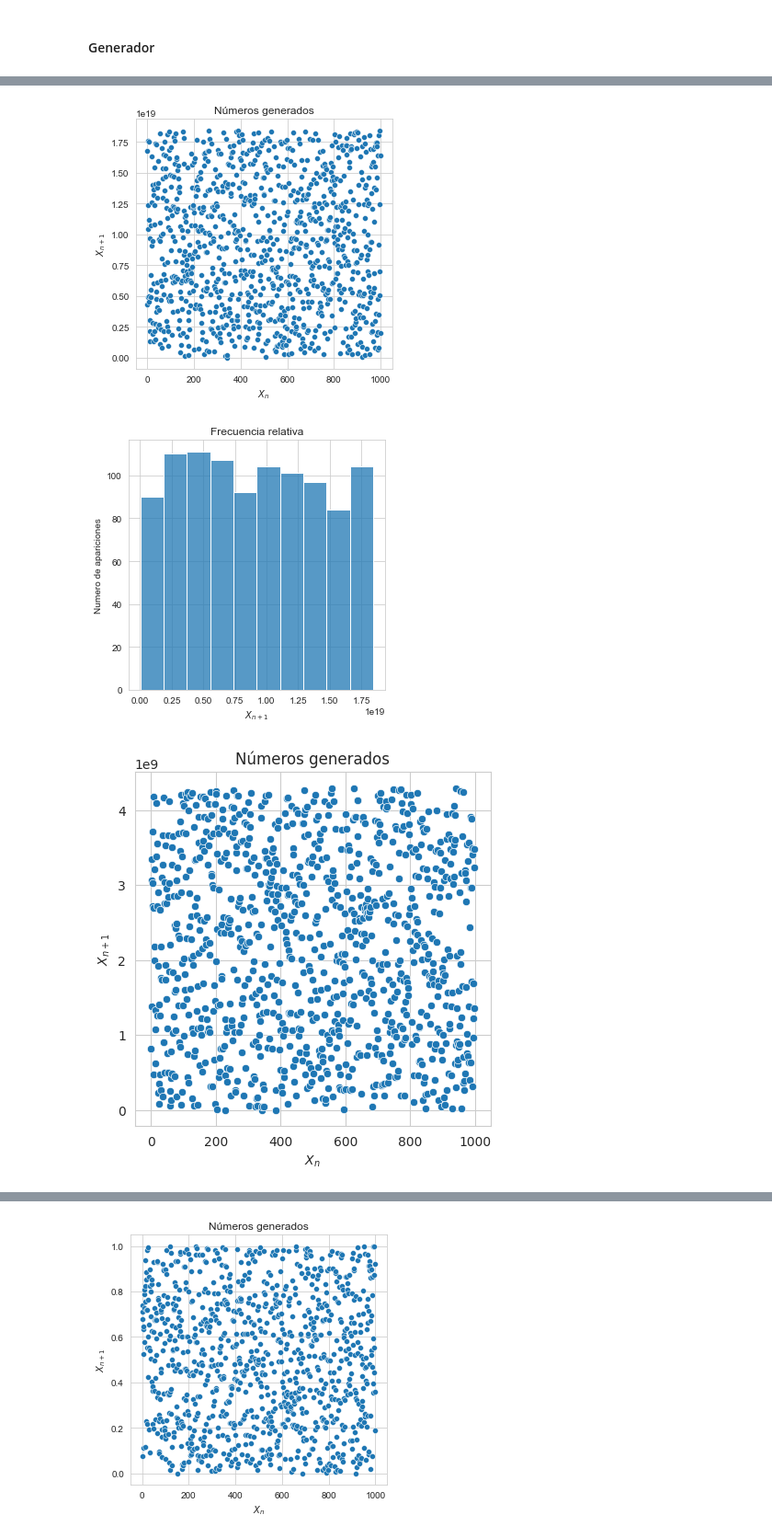
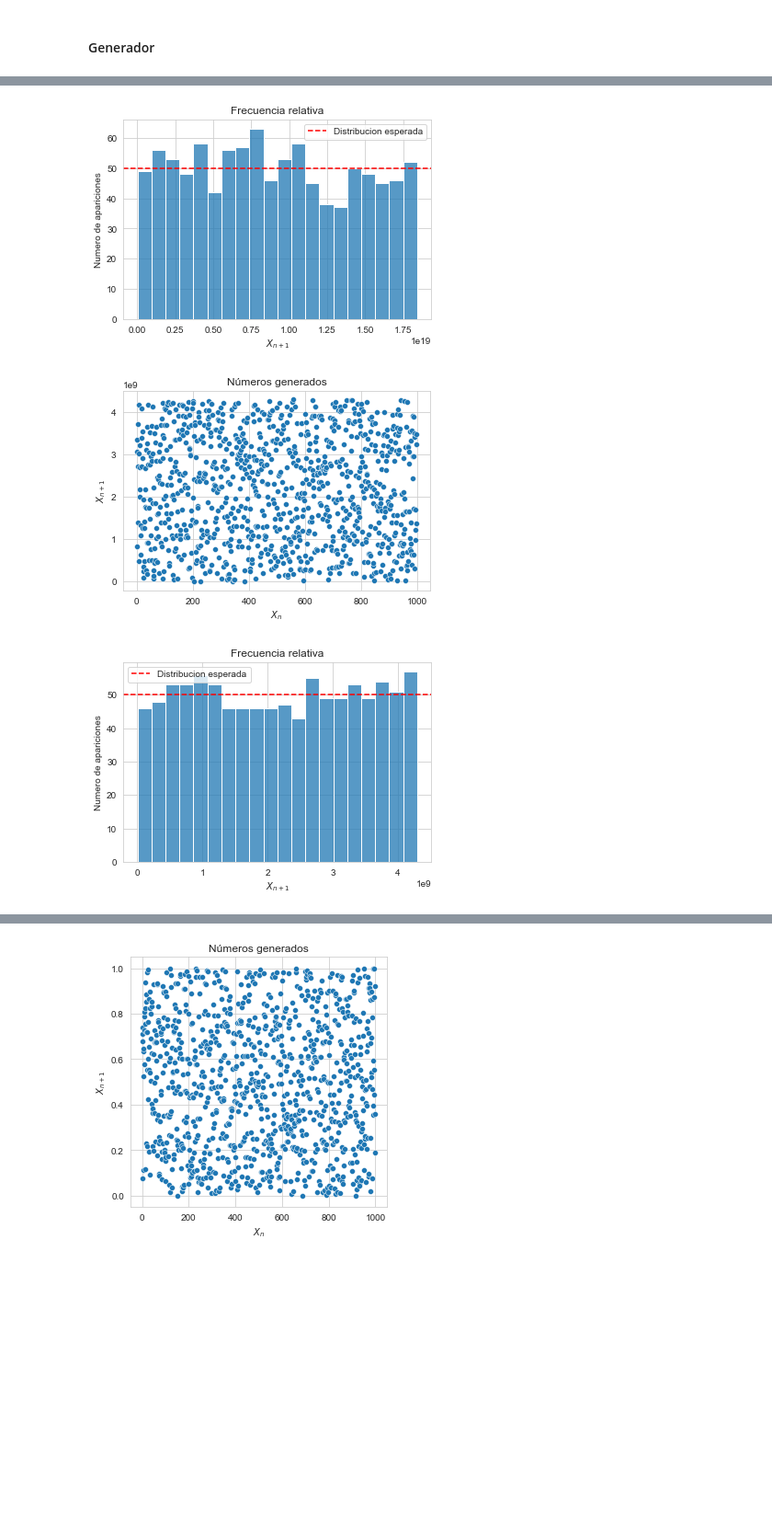
Before and after one commit to AlejandroDaneri/simulacion, a Jupyter notebook: Resolucion.ipynb, the cells around one changed output, grey strips where cells are left out. Shown at 92% size. Saved outputs shown, nothing was run; the diff lists cells and outputs as text; code cells hidden in the pictures; blank space fills up the shorter version.

```diff
--- a/Resolucion.ipynb
+++ b/Resolucion.ipynb
@@ -73,10 +81,4 @@ for i in range(1000):
 # %%
-sns.scatterplot(data=generated)
-plt.title('Números generados')
-plt.ylabel("$X_{n+1}$")
-plt.xlabel("$X_n$")
-plt.show()
-
 sns.histplot(data=generated,bins=20)
 plt.axhline(
     y=1000 / 20,
@@ -86,33 +88,33 @@ plt.axhline(
     linestyle="--",
     label="Distribucion esperada",
 )
 plt.title('Frecuencia relativa')
 plt.ylabel("Numero de apariciones")
 plt.xlabel("$X_{n+1}$")
 plt.legend()
 plt.show()
 
 sns.scatterplot(data=gcl_generated)
 plt.title('Números generados')
 plt.ylabel("$X_{n+1}$")
 plt.xlabel("$X_n$")
 plt.show()
 
 sns.histplot(data=gcl_generated,bins=20)
 plt.title('Frecuencia relativa')
 plt.ylabel("Numero de apariciones")
 plt.xlabel("$X_{n+1}$")
 plt.axhline(
     y=1000 / 20,
     xmin=0,
     xmax=1,
     color="r",
     linestyle="--",
     label="Distribucion esperada",
 )
 plt.legend()
 plt.show()
 # %% [output]
-[figure, old version]
+[figure, new version]
-[figure, old version]
+[figure, new version]
-[figure, old version]
+[figure, new version]
```
Also changed, not shown: parts of 8 cells of this notebook.
